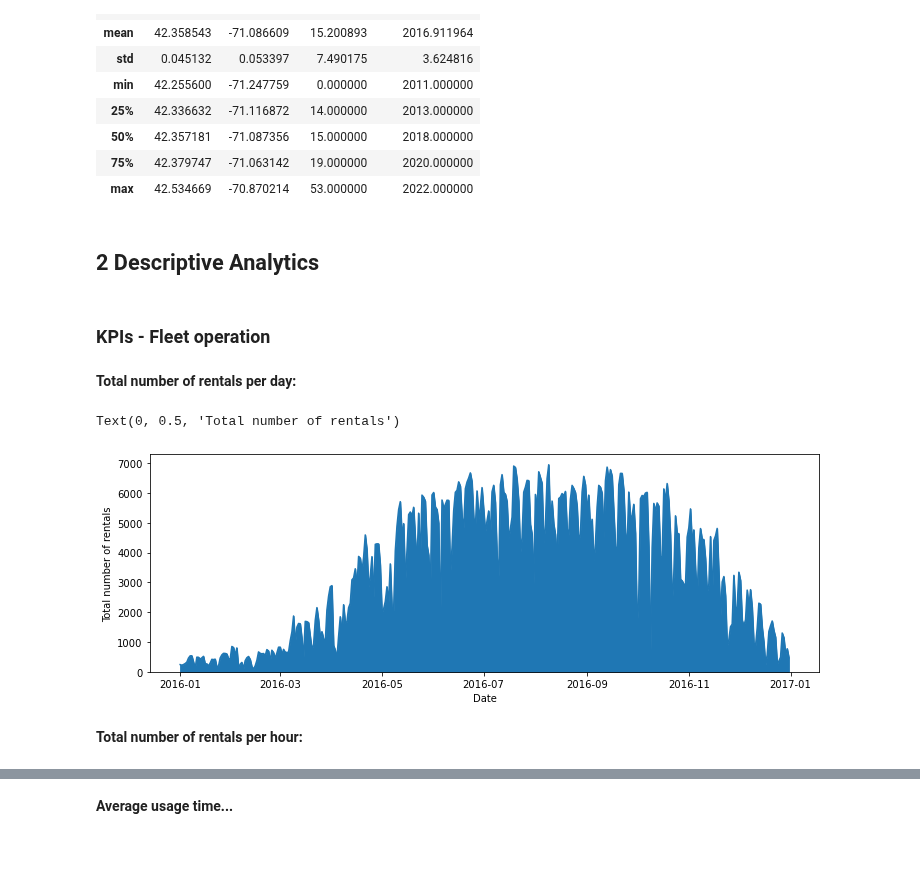
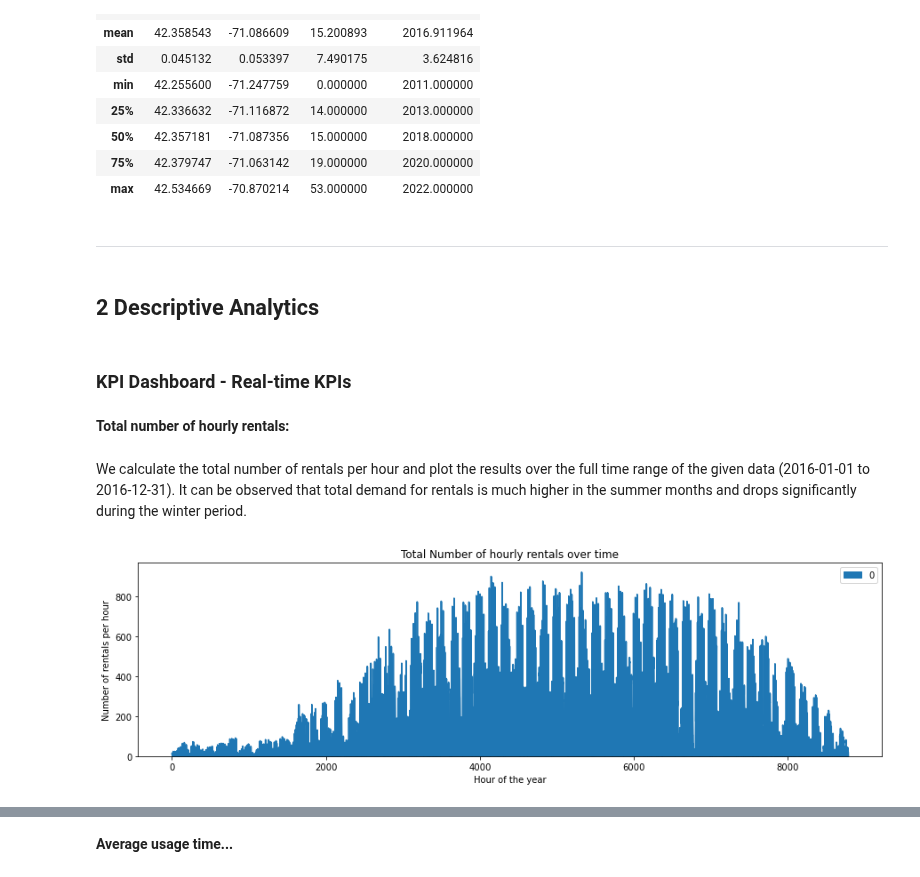
Before and after one commit to MoritzWagner13/Machine-Learning, a Jupyter notebook: Code_V1.3.ipynb, the cells around one changed output, grey strips where cells are left out. Saved outputs shown, nothing was run; the diff lists cells and outputs as text; code cells hidden in the pictures; blank space fills up the shorter version.

```diff
--- a/Code_V1.3.ipynb
+++ b/Code_V1.3.ipynb
@@ -148,0 +148,6 @@ bike.head(60000)
+# %%
+# Dropping entries for which trip_duration is more than a week
+one_week = datetime.timedelta(days=7)
+
+bike = bike[bike['trip_duration'] <= one_week]
+bike.info()
@@ -419,20 +438,40 @@ stations.describe()
 | 50% | 42.357181 | -71.087356 | 15.000000 | 2018.000000 |
 | 75% | 42.379747 | -71.063142 | 19.000000 | 2020.000000 |
 | max | 42.534669 | -70.870214 | 53.000000 | 2022.000000 |
+# %% [markdown]
+___
 # %% [markdown]
 ## 2 Descriptive Analytics
 # %% [markdown]
-### KPIs - Fleet operation
+### KPI Dashboard - Real-time KPIs
 # %% [markdown]
-**Total number of rentals per day:**
+**Total number of hourly rentals:**
+# %% [markdown]
+We calculate the total number of rentals per hour and plot the results over the full time range of the given data (2016-01-01 to 2016-12-31). It can be observed that total demand for rentals is much higher in the summer months and drops significantly during the winter period.
 # %%
-bikeplot = bike.groupby(bike["start_time"].rename('Date').dt.date).size()
+# Create a new column with the hour of the start time
+bike['hourofyear'] = bike['start_time'].dt.dayofyear * 24 - 24 + bike['start_time'].dt.hour
 
-fig, axs = plt.subplots(figsize=(12, 4))
-bikeplot.plot.area(ax=axs)
-axs.set_ylabel('Total number of rentals')
+# Group the data by the date and hour of the start time and count the number of entries in each group
+bikeplot = bike.groupby([bike['hourofyear']]).size()
+bikeplot = bikeplot.to_frame()
+
+# Create a new DataFrame with a sequential index that covers the full range of hours of the year
+index = range(bike['hourofyear'].min(), bike['hourofyear'].max()+1)
+seqhoy = pd.DataFrame(index=index)
+
+# Merge the bikeplot DataFrame with the new DataFrame using a left join
+seqhoy = seqhoy.merge(bikeplot, left_index=True, right_index=True, how='left')
+
+# Fill any missing values with 0
+seqhoy = seqhoy.fillna(0)
+
+# Plot the resulting DataFrame
+fig, ax = plt.subplots(figsize=(15, 4))
+seqhoy.plot.area(ax=ax)
+plt.title('Total Number of hourly rentals over time')
+ax.set_ylabel('Number of rentals per hour')
+ax.set_xlabel('Hour of the year')
+plt.show()
 # %% [output]
-Text(0, 0.5, 'Total number of rentals')
-[figure, old version]
+[figure, new version]
-# %% [markdown]
-**Total number of rentals per hour:**
```
Also changed, not shown: parts of 67 cells of this notebook.
